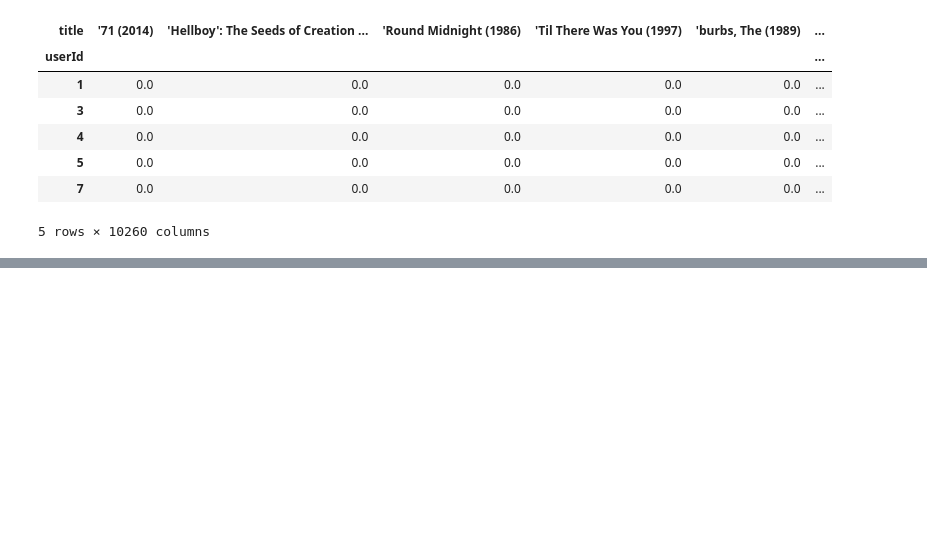
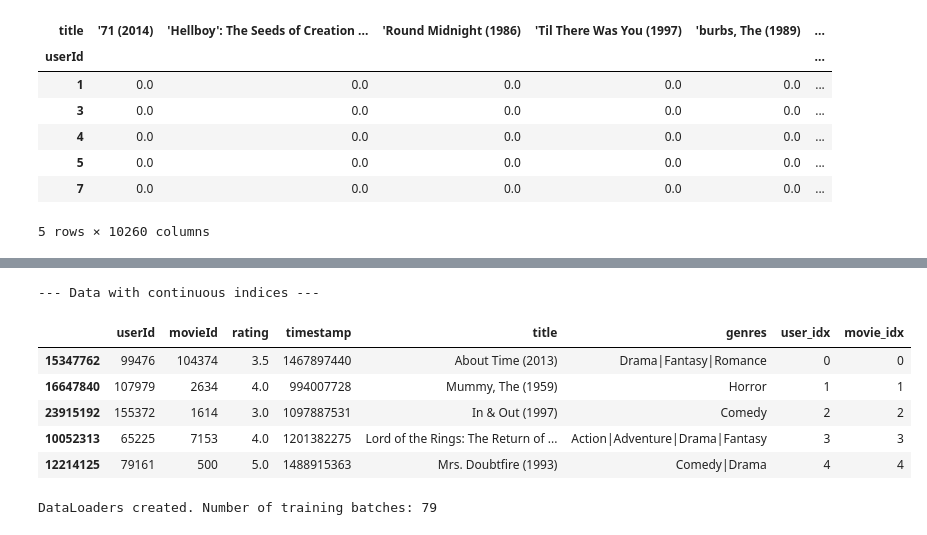
Before and after one commit to frankschlehofer/movierecommender, a Jupyter notebook: movie_recommender.ipynb, the cells around one changed output, grey strips where cells are left out. Drawn from its saved outputs; the diff is of its cells as text; code cells hidden in the pictures; blank space fills up the shorter version.

```diff
--- a/movie_recommender.ipynb
+++ b/movie_recommender.ipynb
@@ -179,0 +196,62 @@ display(user_item_matrix_filled.head())
+# %%
+# First need to create continuous indices for out embedding layers
+user_mapping = {id: i for i, id in enumerate(df_sample['userId'].unique())}
+movie_mapping = {id: i for i, id in enumerate(df_sample['movieId'].unique())}
+
+df_sample['user_idx'] = df_sample['userId'].map(user_mapping)
+df_sample['movie_idx'] = df_sample['movieId'].map(movie_mapping)
+
+print("--- Data with continuous indices ---")
+display(df_sample.head())
+# %% [output]
+--- Data with continuous indices ---
+|  | userId | movieId | rating | timestamp | title | genres | user_idx | movie_idx |
+| 15347762 | 99476 | 104374 | 3.5 | 1467897440 | About Time (2013) | Drama|Fantasy|Romance | 0 | 0 |
+| 16647840 | 107979 | 2634 | 4.0 | 994007728 | Mummy, The (1959) | Horror | 1 | 1 |
+| 23915192 | 155372 | 1614 | 3.0 | 1097887531 | In & Out (1997) | Comedy | 2 | 2 |
+| 10052313 | 65225 | 7153 | 4.0 | 1201382275 | Lord of the Rings: The Return of ... | Action|Adventure|Drama|Fantasy | 3 | 3 |
+| 12214125 | 79161 | 500 | 5.0 | 1488915363 | Mrs. Doubtfire (1993) | Comedy|Drama | 4 | 4 |
+# %%
+# Now we need to create a PyTorch Dataset to define how our data will be grouped
+
+class MovieRatingDataset(Dataset):
+    def __init__(self, users, movies, ratings):
+        self.users = users
+        self.movies = movies
+        self.ratings = ratings
+
+    def __len__(self):
+        return len(self.users)
+
+    def __getitem__(self, idx):
+        return self.users[idx], self.movies[idx], self.ratings[idx]
+
+# Now we prepare the data for the DataLoader
+
+# Extract columns as numpy arrays
+X = df_sample[['user_idx', 'movie_idx']].values
+y = df_sample['rating'].values
+
+# Split data into training and validation sets
+X_train, X_val, y_train, y_val = train_test_split(X, y, test_size=0.2, random_state=42)
+
+# Create Datasets
+train_dataset = MovieRatingDataset(
+    torch.LongTensor(X_train[:, 0]),
+    torch.LongTensor(X_train[:, 1]),
+    torch.FloatTensor(y_train)
+)
+
+val_dataset = MovieRatingDataset(
+    torch.LongTensor(X_val[:, 0]),
+    torch.LongTensor(X_val[:, 1]),
+    torch.FloatTensor(y_val)
+)
+
+# Create DataLoaders
+train_loader = DataLoader(train_dataset, batch_size=1024, shuffle=True)
+val_loader = DataLoader(val_dataset, batch_size=1024, shuffle=False)
+
+print(f"\nDataLoaders created. Number of training batches: {len(train_loader)}")
+# %% [output]
+DataLoaders created. Number of training batches: 79
```
Also changed, not shown: parts of 4 cells of this notebook.
